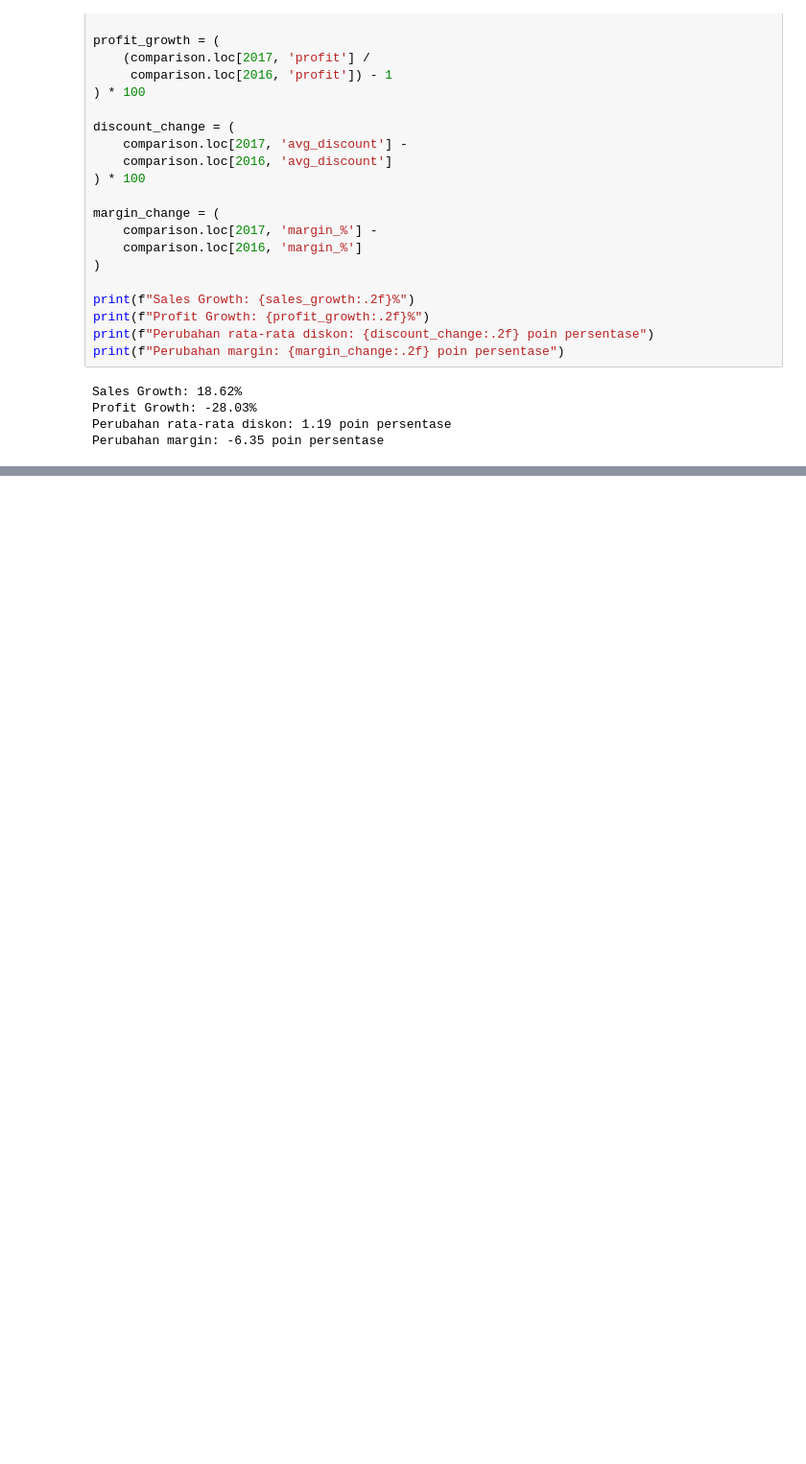
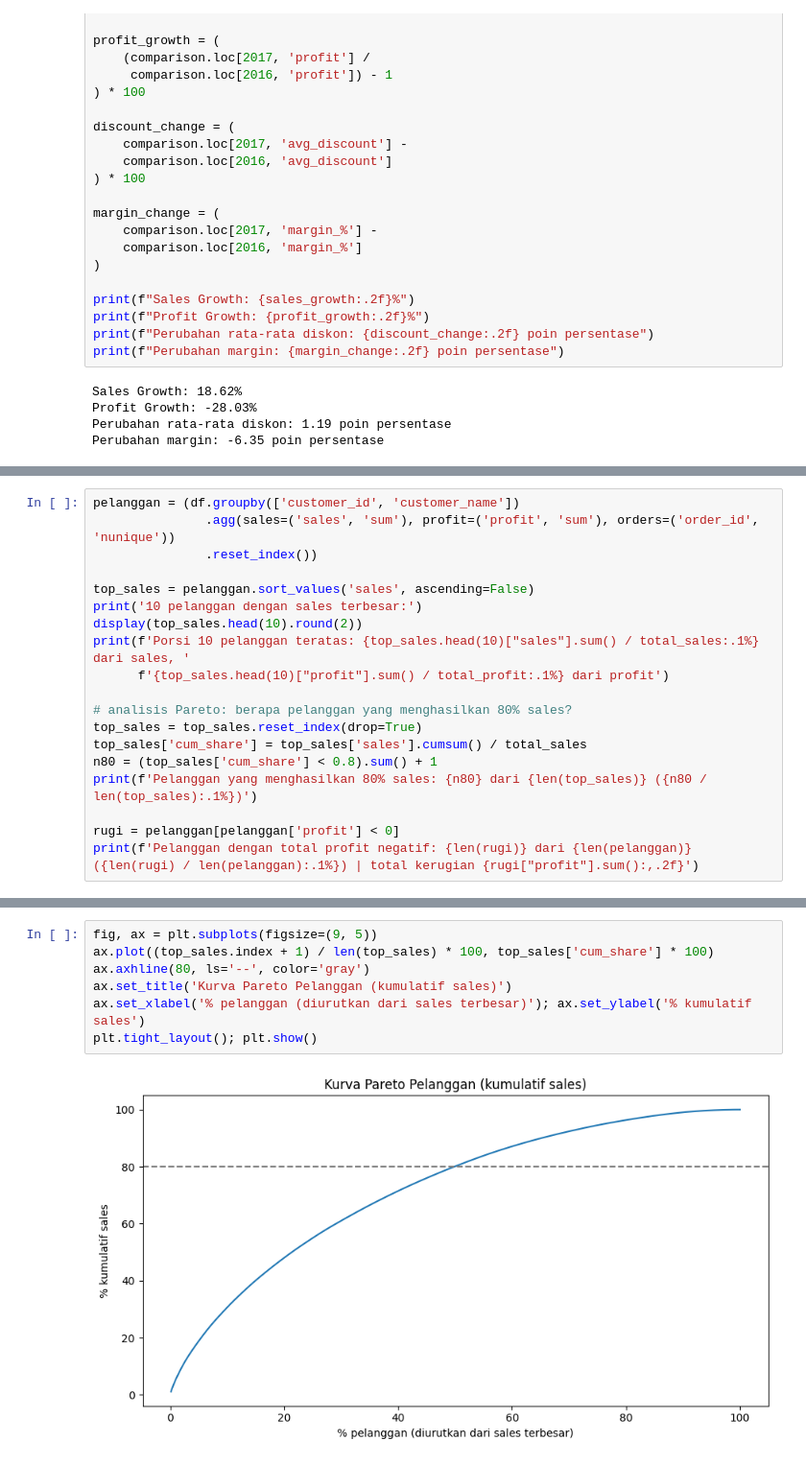
Before and after one commit to Iqbalfaridzi23/sales-performance-analysis, a Jupyter notebook: notebooks/03_eda.ipynb, the cells around one changed output, grey strips where cells are left out. Shown at 96% size. Drawn from its saved outputs; the diff is of its cells as text; blank space fills up the shorter version.

```diff
--- a/notebooks/03_eda.ipynb
+++ b/notebooks/03_eda.ipynb
@@ -639,0 +875,19 @@ Jika dibandingkan dengan seluruh periode Q4, rata-rata diskon tahun 2017 bukan y
+# %%
+pelanggan = (df.groupby(['customer_id', 'customer_name'])
+               .agg(sales=('sales', 'sum'), profit=('profit', 'sum'), orders=('order_id', 'nunique'))
+               .reset_index())
+
+top_sales = pelanggan.sort_values('sales', ascending=False)
+print('10 pelanggan dengan sales terbesar:')
+display(top_sales.head(10).round(2))
+print(f'Porsi 10 pelanggan teratas: {top_sales.head(10)["sales"].sum() / total_sales:.1%} dari sales, '
+      f'{top_sales.head(10)["profit"].sum() / total_profit:.1%} dari profit')
+
+# analisis Pareto: berapa pelanggan yang menghasilkan 80% sales?
+top_sales = top_sales.reset_index(drop=True)
+top_sales['cum_share'] = top_sales['sales'].cumsum() / total_sales
+n80 = (top_sales['cum_share'] < 0.8).sum() + 1
+print(f'Pelanggan yang menghasilkan 80% sales: {n80} dari {len(top_sales)} ({n80 / len(top_sales):.1%})')
+
+rugi = pelanggan[pelanggan['profit'] < 0]
+print(f'Pelanggan dengan total profit negatif: {len(rugi)} dari {len(pelanggan)} ({len(rugi) / len(pelanggan):.1%}) | total kerugian {rugi["profit"].sum():,.2f}')
@@ -639,0 +910,9 @@ Jika dibandingkan dengan seluruh periode Q4, rata-rata diskon tahun 2017 bukan y
+# %%
+fig, ax = plt.subplots(figsize=(9, 5))
+ax.plot((top_sales.index + 1) / len(top_sales) * 100, top_sales['cum_share'] * 100)
+ax.axhline(80, ls='--', color='gray')
+ax.set_title('Kurva Pareto Pelanggan (kumulatif sales)')
+ax.set_xlabel('% pelanggan (diurutkan dari sales terbesar)'); ax.set_ylabel('% kumulatif sales')
+plt.tight_layout(); plt.show()
+# %% [output]
+[figure, added]
```
Also changed, not shown: parts of 31 cells of this notebook, 10 other files.
